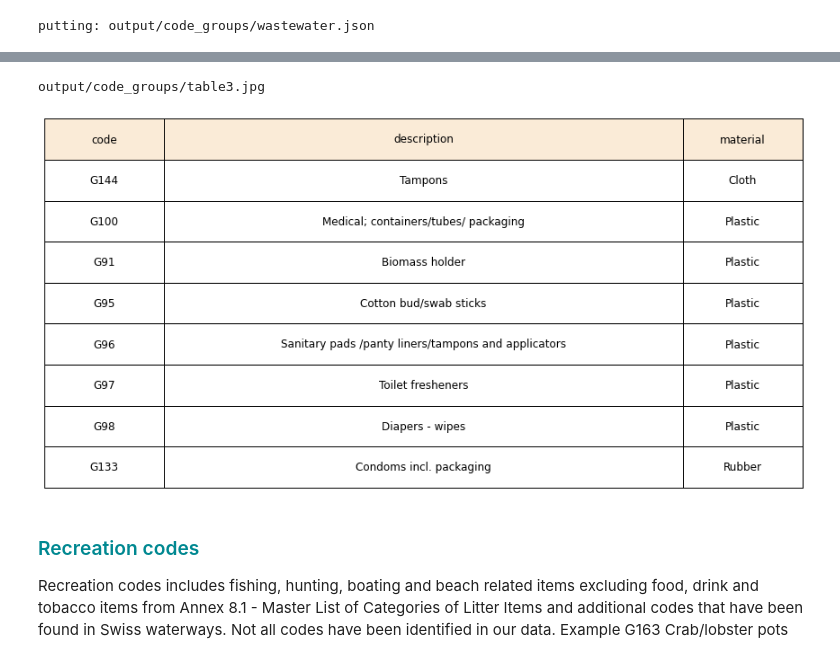
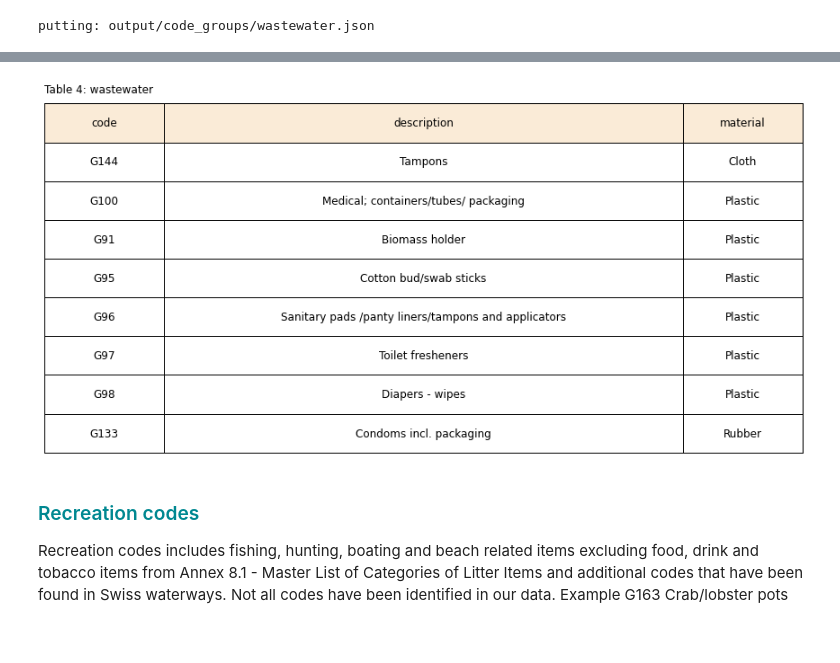
Before and after one commit to hammerdirt-analyst/iqals, a Jupyter notebook: code_groups.ipynb, the cells around one changed output, grey strips where cells are left out. Cells and saved outputs as stored; diff of their text form; code cells hidden in the pictures.

```diff
--- a/code_groups.ipynb
+++ b/code_groups.ipynb
@@ -75,12 +75,20 @@ def table_fonts(a_table, size=12):
     a_table.auto_set_font_size(False)
     a_table.set_fontsize(size)
 
+# method to save
+files_generated=[]
+def add_output(a_name, a_tag, atype="table", fignum=0, a_list=files_generated):
+    tableonefile = F"{project_directory}/{a_name}"
+    files_generated.append({'tag':a_tag, 'number':fignum, 'file':tableonefile,'type':atype})
+    plt.savefig(tableonefile, dpi=300)
+
+
 
 # table kwargs
 table_k = dict(loc="top left", bbox=(0,0,1,1), colWidths=[.5, .5], cellLoc='center')
 tablecenter_k = dict(loc="top left", bbox=(0,0,1,1), cellLoc='center')
 tabtickp_k = dict(axis='both', which='both', bottom=False, top=False, left=False, right=False, labelleft=False, labelbottom=False)
-
+title_k = {'loc':'left', 'pad':12, 'linespacing':1.5, 'fontsize':12}
 display(HTML("""
 <style>
 .output {
@@ -346,34 +325,38 @@ array([['G144', 'Tampons', 'Cloth'],
 # %%
 # make adjustments to table kwargs:
+wwcodes = dfCodes[dfCodes.code.isin(wastewater)][['code', 'material', 'description']]
+wwcodes = wwcodes[['code', 'description', 'material']]
+
 tablecenter_k = dict(loc="center", bbox=(0,0,1,1), colWidths=[12,52, 12], cellLoc='center')
 tabledata=wwcodes
 fig, ax = plt.subplots(figsize=(12, len(tabledata)*.75))
 ax = make_table_grids(ax)
 a_table = mpl.table.table(
     cellText=tabledata.values,
     colLabels=tabledata.columns,
     colColours=['antiquewhite' for col in list(tabledata.columns)],
     ax=ax,
     **tablecenter_k)
 
 table_fonts(a_table, size=12)
 
 ax.add_table(a_table)
 ax.tick_params(**tabtickp_k)
-# ax.set_title(F"Table {table_num}: {wastewater}")
+ax.set_title(F"Table {table_num}: wastewater", **title_k)
 
-table_num += 1
+
 plt.tight_layout()
 
 figname = F"table{table_num}.jpg"
-print(F"{project_dir}/{figname}")
-# add_output(figname)
+a_tag="Items specific to wastewater treatment"
+add_output(figname, a_tag, atype="table", fignum=table_num)
 
 plt.show()
 plt.close()
+
+table_num += 1
 # %% [output]
-output/code_groups/table3.jpg
-[figure, old version]
+[figure, new version]
 # %% [markdown]
 ### <span style="color:#008891">Recreation codes</span>
 
```
Also changed, not shown: parts of 28 cells of this notebook, 22 other files.
